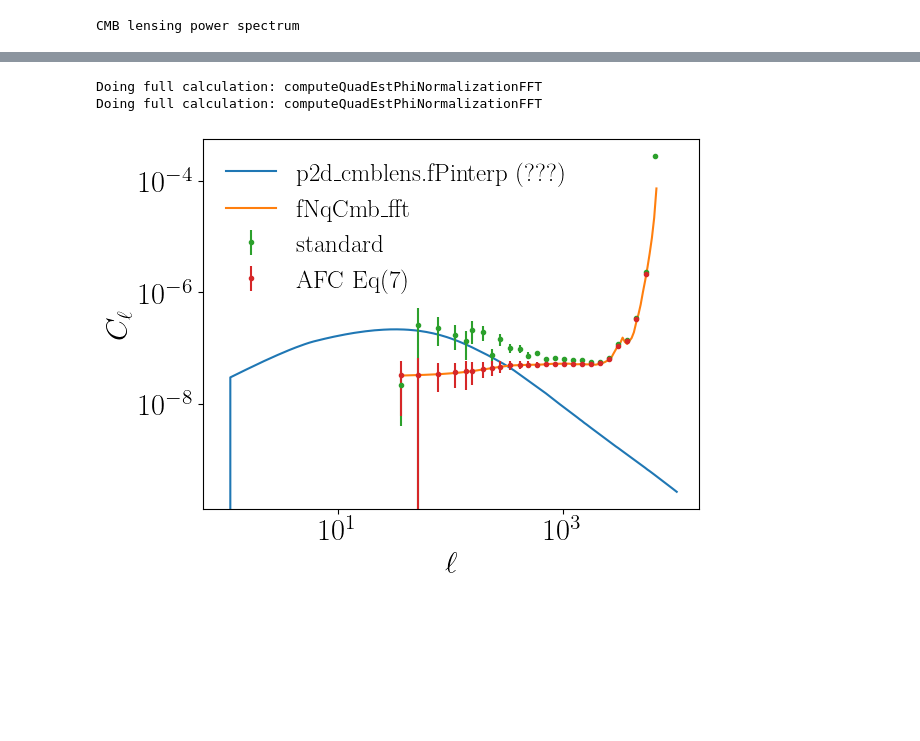
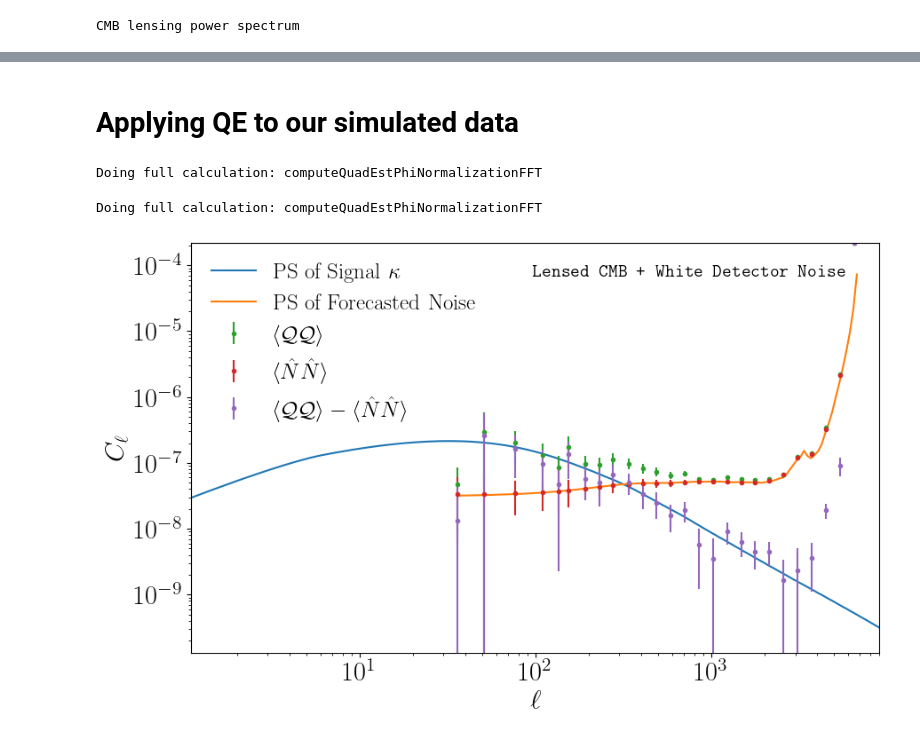
Before and after one commit to EmmanuelSchaan/LensQuEst, a Jupyter notebook: dev/scratch.ipynb, the cells around one changed output, grey strips where cells are left out. Drawn from its saved outputs; the diff is of its cells as text; code cells hidden in the pictures; blank space fills up the shorter version.

Commit message:
simulateed relaistic CMB map and tested QE without noise bias

```diff
--- a/dev/scratch.ipynb
+++ b/dev/scratch.ipynb
@@ -124,0 +127,9 @@ Doing full calculation: computeQuadEstPhiNormalizationFFT
+# %%
+print("Add white detector noise (debeamed)")
+
+noiseFourier = baseMap.genGRF(cmb.fdetectorNoise, test=False)
+totalCmbFourier = lensedCmbFourier + noiseFourier
+totalCmb = baseMap.inverseFourier(totalCmbFourier)
+baseMap.plot(totalCmb)
+print("check the power spectrum")
+lCen, Cl, sCl = baseMap.powerSpectrum(totalCmbFourier,theory=[cmb.funlensedTT, cmb.flensedTT, cmb.fCtotal], plot=True, save=False)
@@ -125,15 +141,15 @@ Doing full calculation: computeQuadEstPhiNormalizationFFT
+# %% [markdown]
+# Applying QE to our simulated data
 # %%
-
 data = {}
 Cls = {}
-funcs = dict(zip(['standard', 'AFC Eq(7)'],
+funcs = dict(zip(['Standard QE', 'AFC Eq(7)'],
                  [baseMap.computeQuadEstKappaNorm,
                   baseMap.computeQuadEstKappaAutoCorrectionMap]))
 
 for key in funcs:
     data[key] = funcs[key](cmb.funlensedTT, cmb.fCtotal, lMin=lMin, lMax=lMax,
-                                                       dataFourier=lensedCmbFourier, test=False)
-
+                                                       dataFourier=totalCmbFourier, test=False)
 
 
     Cls[key] = baseMap.powerSpectrum(dataFourier=data[key],
@@ -142,31 +158,57 @@ for key in funcs:
                                           plot=False, save=False)
 # %% [output]
 Doing full calculation: computeQuadEstPhiNormalizationFFT
-Doing full calculation: computeQuadEstPhiNormalizationFFT
+Doing full calculation: computeQuadEstPhiNormalizationFFT
+# %%
+Cls['(Auto QE)-(Power Spectrum(hat NL))'] = (Cls['Standard QE'][0], #binning same
+                                            Cls['Standard QE'][1] - Cls['AFC Eq(7)'][1], #subtract power spectrums
+                                            Cls['Standard QE'][2]) #TODO how do i get error bars?
 # %%
-fig, ax = plt.subplots(1)
+fig, ax = plt.subplots(1, figsize=(10,6))
 ell = baseMap.l.flatten()
 factor = 1. # lCen**2
 
+labels ={'Standard QE': r'$\big<\mathcal Q \mathcal Q \big>$',
+         'AFC Eq(7)': r'$\big< \hat N \hat N\big>$',
+         '(Auto QE)-(Power Spectrum(hat NL))': r'$\big<\mathcal Q \mathcal Q \big>-\big< \hat N \hat N\big>$',
+
+}
 theory=[p2d_cmblens.fPinterp, fNqCmb_fft]
-theory_l=['p2d_cmblens.fPinterp (???)', 'fNqCmb_fft']
+theory_l=[r'PS of Signal $\kappa$', 'PS of Forecasted Noise']
 for f,l in zip(theory, theory_l):
     L = np.logspace(np.log10(1.), np.log10(np.max(ell)), 201, 10.)
     ClExpected = np.array(list(map(f, L)))
     ax.plot(L, factor*ClExpected, label=l)
 
+bnds = {'x':[],'y':[]}
 for key in Cls:
     lCen, Cl, sCl = Cls[key]
     Ipos = np.where(Cl>=0.)
     Ineg = np.where(Cl<0.)
-    ax.errorbar(lCen[Ipos], factor*Cl[Ipos], yerr=factor*sCl[Ipos], fmt='.', label=key)
+    ax.errorbar(lCen[Ipos], factor*Cl[Ipos], yerr=factor*sCl[Ipos], fmt='.', label=labels[key])
 
     ax.set_xscale('log')
     ax.set_yscale('log')
     ax.set_xlabel(r'$\ell$')
     ax.set_ylabel(r'$C_\ell$')
 
-    plt.legend(frameon=False)
+    bnds['x'] += [np.min(lCen), np.max(lCen)]
+    bnds['y'] += [factor*np.min(Cl), factor*np.max(Cl)]
+
+ax.set_xlim(np.min(bnds['x']), np.max(bnds['x']))
+ax.set_ylim(np.min(bnds['y']), np.max(bnds['y']))
+
+
+
+ax.legend(frameon=False, loc='upper left')
+
+
+ax.text(.95, .95,
+        s=r'\texttt{Lensed CMB + White Detector Noise}',
+        transform=ax.transAxes,
+        horizontalalignment='right',
+        verticalalignment='top',
+       fontsize=15)
 plt.savefig('figures/Cl_compare.png', bbox_inches='tight')
 # %% [output]
-[figure, old version]
+[figure, new version]
```
Also changed, not shown: parts of 9 cells of this notebook, 2 other files.
